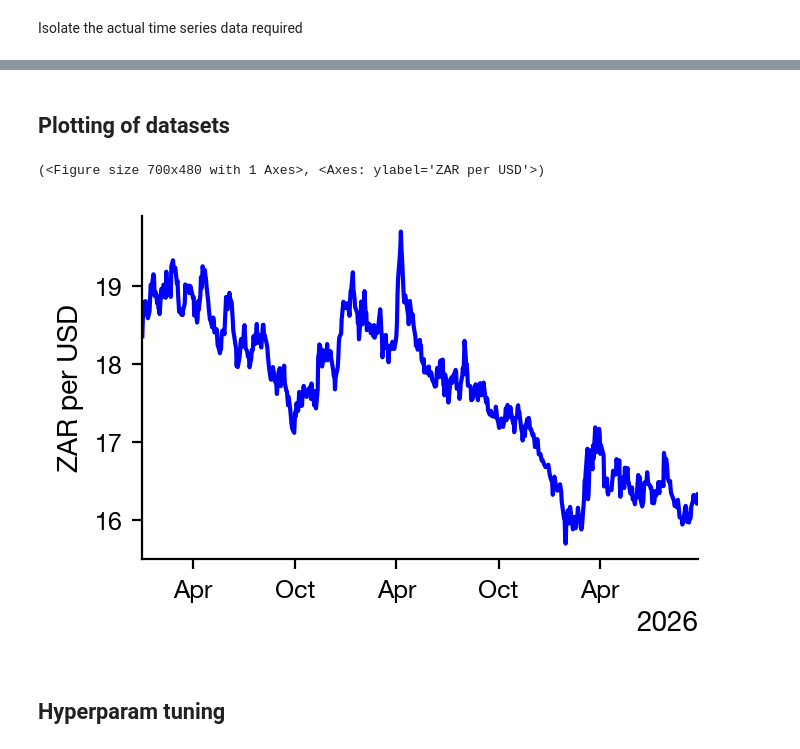
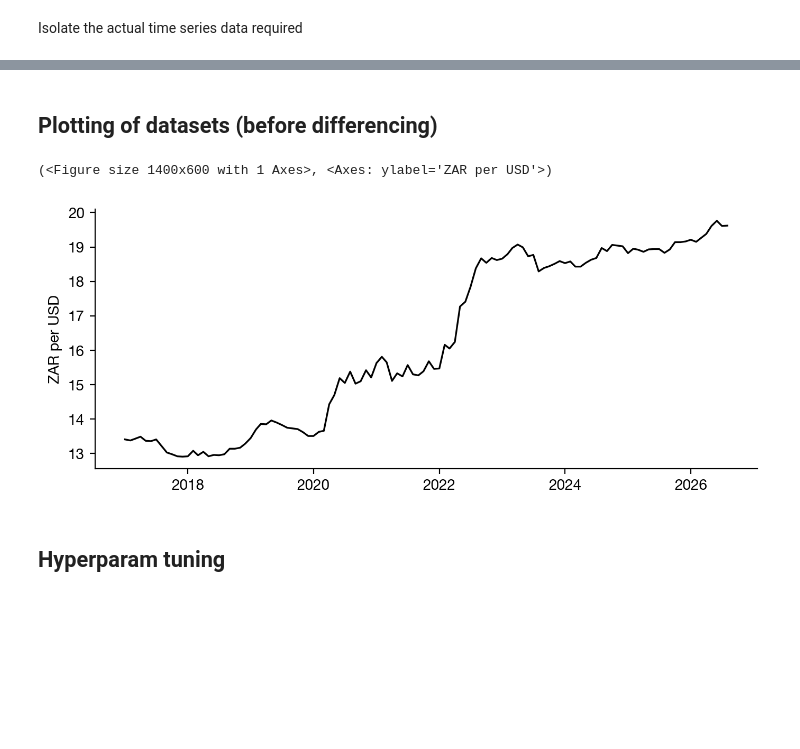
Before and after one commit to darrendube/ML441_assignment3, a Jupyter notebook: analysis.ipynb, the cells around one changed output, grey strips where cells are left out. Cells and saved outputs as stored; diff of their text form; code cells hidden in the pictures; blank space fills up the shorter version.

```diff
--- a/analysis.ipynb
+++ b/analysis.ipynb
@@ -23,7 +23,7 @@ Isolate the actual time series data required
 white_bread_cpi_df = cpi_urban[(cpi_urban['H03']==1113101) & (cpi_urban['H07']==10902)].drop(columns=cpi_urban.columns[0:10]).T.rename(columns={15:'Value'})
 white_bread_cpi_df.index = pd.to_datetime(white_bread_cpi_df.index.str[1:], format="%Y%m", errors="coerce")
 white_bread_cpi_df = white_bread_cpi_df[white_bread_cpi_df.index.notna()]
-white_bread_cpi_df = white_bread_cpi_df.rename_axis("date").reset_index()
+white_bread_cpi_df = white_bread_cpi_df.rename_axis("Date").reset_index()
 
 # ZARONIA-REPO spread
 zaronia_data['Date'] = pd.to_datetime(zaronia_data['Date'])
@@ -31,7 +31,7 @@ repo_data['Date'] = pd.to_datetime(repo_data['Date'])
 zaronia_data = zaronia_data.set_index('Date')['Rate']
 repo_data = repo_data.set_index('Date')['Value']
 zaronia_repo_spread_df = (repo_data - zaronia_data).dropna()
-zaronia_repo_spread_df = zaronia_repo_spread_df.rename("spread_bps").rename_axis("Date").reset_index()
+zaronia_repo_spread_df = zaronia_repo_spread_df.rename("Value").rename_axis("Date").reset_index()
 
 # South African Real GDP data
 za_real_gdp_data.columns = ['Date', 'Value']
@@ -49,5 +65,5 @@ usdzar_df = usdzar_data.set_index('Date')['Value'].rename_axis("Date").reset_ind
 # %% [markdown]
-## Plotting of datasets
+## Plotting of datasets (before differencing)
 # %%
 # attemping to make nice plots for the report
 plt.rcParams.update({
@@ -59,39 +75,35 @@ plt.rcParams.update({
     "figure.dpi": 200,
 })
 
-def plot_series(df, title=None, ylabel=None, color="blue", savepath=None):
+def plot_series(df, title=None, ylabel=None, color="black", savepath=None):
     data = df.iloc[:, :2].copy()
     data.columns = ["date", "value"]
     data["date"] = pd.to_datetime(data["date"])
     data = data.sort_values("date")
-    fig, ax = plt.subplots(figsize=(3.5, 2.4))
-    ax.plot(data["date"], data["value"], color=color, linewidth=1.5)
+
+    fig, ax = plt.subplots(figsize=(7, 3))
+    ax.plot(data["date"], data["value"], color=color, linewidth=1.2)
+
+    locator = mdates.AutoDateLocator(maxticks=6)
+    ax.xaxis.set_major_locator(locator)
+    ax.xaxis.set_major_formatter(mdates.ConciseDateFormatter(locator))
+
     for side in ["top", "right"]:
         ax.spines[side].set_visible(False)
-    ax.tick_params(labelsize=9)
-    ax.margins(x=0)
-    span_years = (data["date"].max() - data["date"].min()).days / 365.25
-    if span_years <= 1.5:
-        locator = mdates.MonthLocator(interval=2)
-    elif span_years <= 3:
-        locator = mdates.MonthLocator(interval=6)
-    else:
-        locator = mdates.YearLocator(base=1 if span_years <= 6 else 4)
-    ax.xaxis.set_major_locator(locator)
-    ax.xaxis.set_major_formatter(mdates.ConciseDateFormatter(locator))
     if title:
-        ax.set_title(title, loc="left", fontsize=11, fontweight="bold")
+        ax.set_title(title, loc="left")
     if ylabel:
-        ax.set_ylabel(ylabel, fontsize=10)
+        ax.set_ylabel(ylabel)
+
     fig.tight_layout()
     if savepath:
         fig.savefig(savepath, bbox_inches="tight")
     return fig, ax
 # %%
-plot_series(usdzar_df, ylabel="ZAR per USD")
+plot_series(white_bread_cpi_df, ylabel="ZAR per USD")
 # %% [output]
-(<Figure size 700x480 with 1 Axes>, <Axes: ylabel='ZAR per USD'>)
+(<Figure size 1400x600 with 1 Axes>, <Axes: ylabel='ZAR per USD'>)
-[figure, old version]
+[figure, new version]
 # %% [markdown]
 ## Hyperparam tuning
 # %%
```
Also changed, not shown: parts of 8 cells of this notebook, 2 other files.
